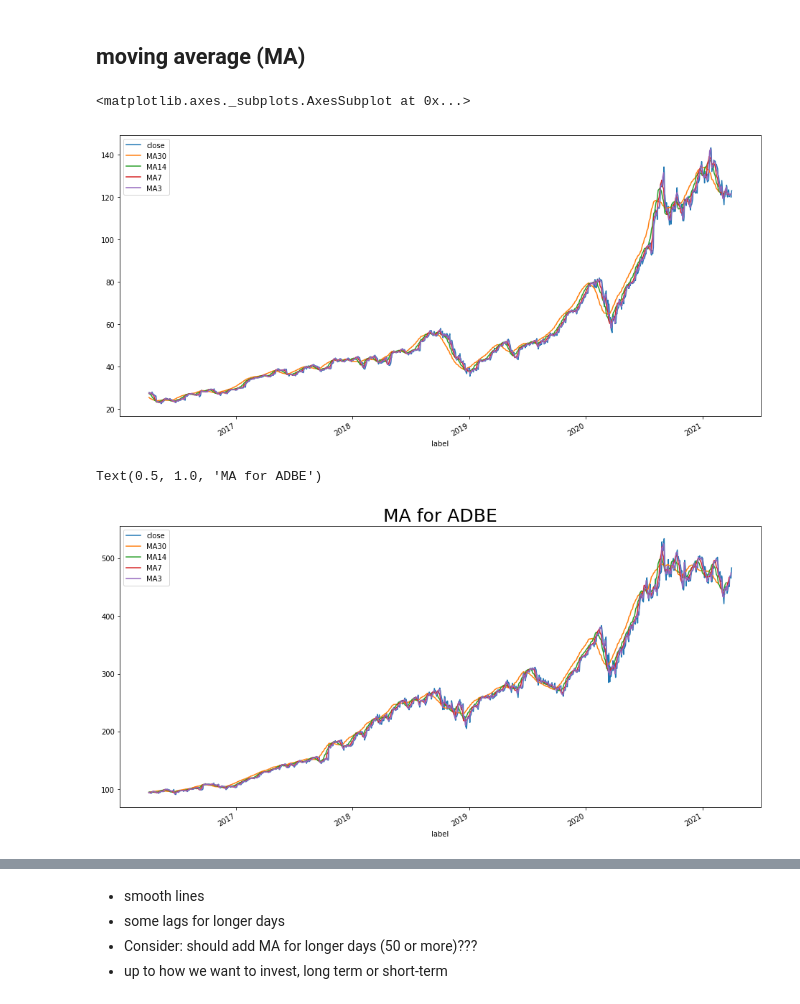
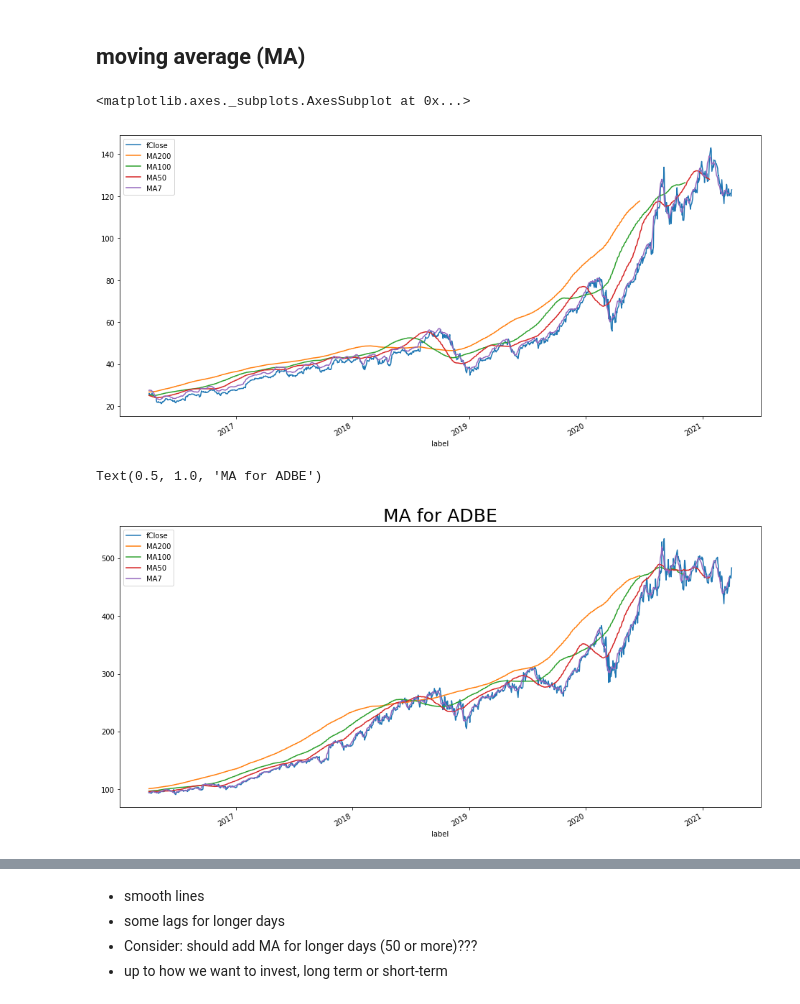
Before and after one commit to Yu821/stock_price_prediction, a Jupyter notebook: visualizations_for_history_price.ipynb, the cells around one changed output, grey strips where cells are left out. Drawn from its saved outputs; the diff is of its cells as text; code cells hidden in the pictures.

```diff
--- a/visualizations_for_history_price.ipynb
+++ b/visualizations_for_history_price.ipynb
@@ -237,28 +237,28 @@ Text(0.5, 1.0, 'History trend of volume')
 ## moving average (MA)
 # %%
 # AAPL
-# change in one month, two weeks, 1 week, 3 days
-df_AAPL['MA30'] = df_AAPL['close'].rolling(30).mean()
-df_AAPL['MA14'] = df_AAPL['close'].rolling(14).mean()
+# change in 7 days, 50 days, 100 days and 200 days
+df_AAPL['MA200'] = df_AAPL['close'].rolling(200).mean()
+df_AAPL['MA100'] = df_AAPL['close'].rolling(100).mean()
+df_AAPL['MA50'] = df_AAPL['close'].rolling(50).mean()
 df_AAPL['MA7'] = df_AAPL['close'].rolling(7).mean()
-df_AAPL['MA3'] = df_AAPL['close'].rolling(3).mean()
 
-df_AAPL[['close', 'MA30', 'MA14', 'MA7', 'MA3']].plot(label = 'AAPL', figsize = (16,8))
+df_AAPL[['fClose', 'MA200', 'MA100', 'MA50', 'MA7']].plot(label = 'AAPL', figsize = (16,8))
 # %% [output]
 <matplotlib.axes._subplots.AxesSubplot at 0x...>
-[figure, old version]
+[figure, new version]
 # %%
 # ADBE
-# change in one month, two weeks, 1 week, 3 days
-df_ADBE['MA30'] = df_ADBE['close'].rolling(30).mean()
-df_ADBE['MA14'] = df_ADBE['close'].rolling(14).mean()
+# change in 7 days, 50 days, 100 days and 200 days
+df_ADBE['MA200'] = df_ADBE['close'].rolling(200).mean()
+df_ADBE['MA100'] = df_ADBE['close'].rolling(100).mean()
+df_ADBE['MA50'] = df_ADBE['close'].rolling(50).mean()
 df_ADBE['MA7'] = df_ADBE['close'].rolling(7).mean()
-df_ADBE['MA3'] = df_ADBE['close'].rolling(3).mean()
 
-df_ADBE[['close', 'MA30', 'MA14', 'MA7', 'MA3']].plot(figsize = (16,8))
+df_ADBE[['fClose', 'MA200', 'MA100', 'MA50', 'MA7']].plot(figsize = (16,8))
 plt.title('MA for ADBE', fontsize = 25)
 # %% [output]
 Text(0.5, 1.0, 'MA for ADBE')
-[figure, old version]
+[figure, new version]
 # %%
 # AMD
```
Also changed, not shown: parts of 9 cells of this notebook, 1 other file.
